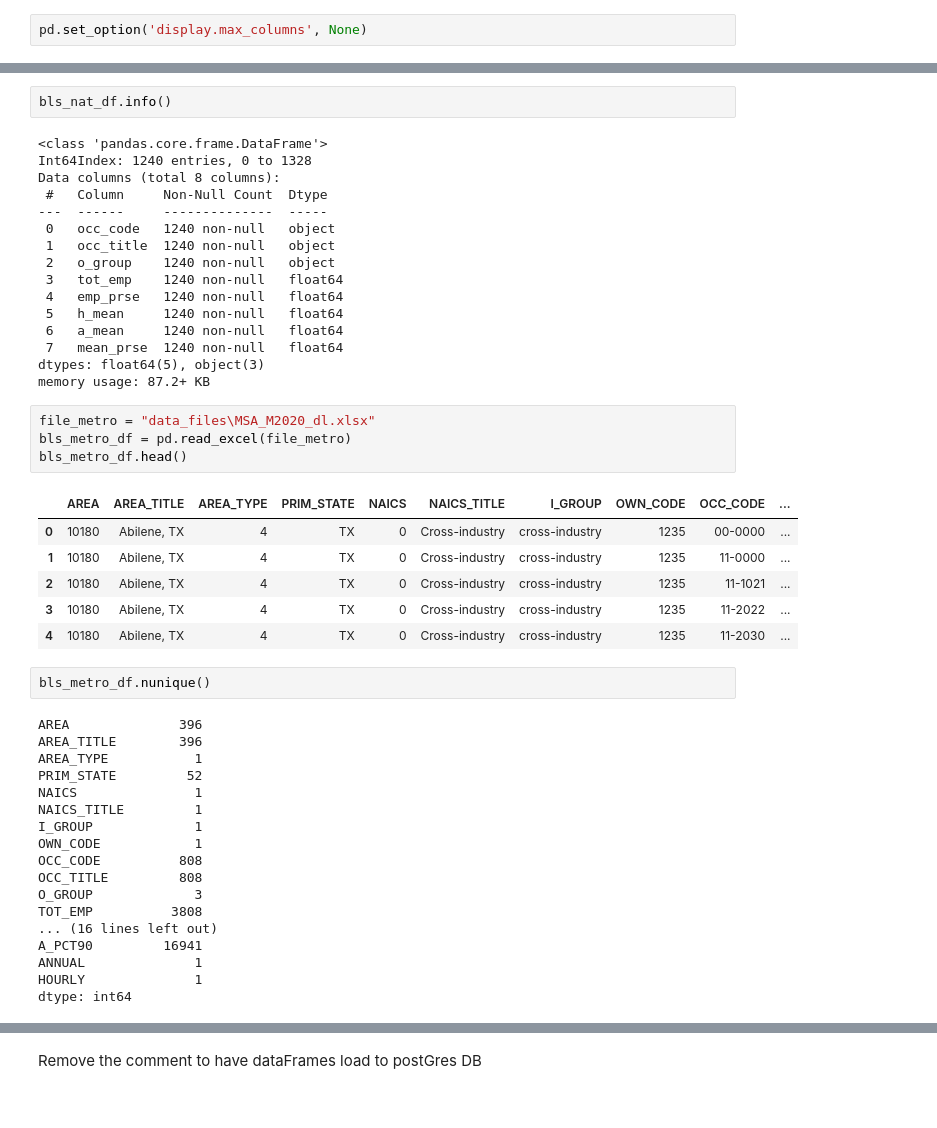
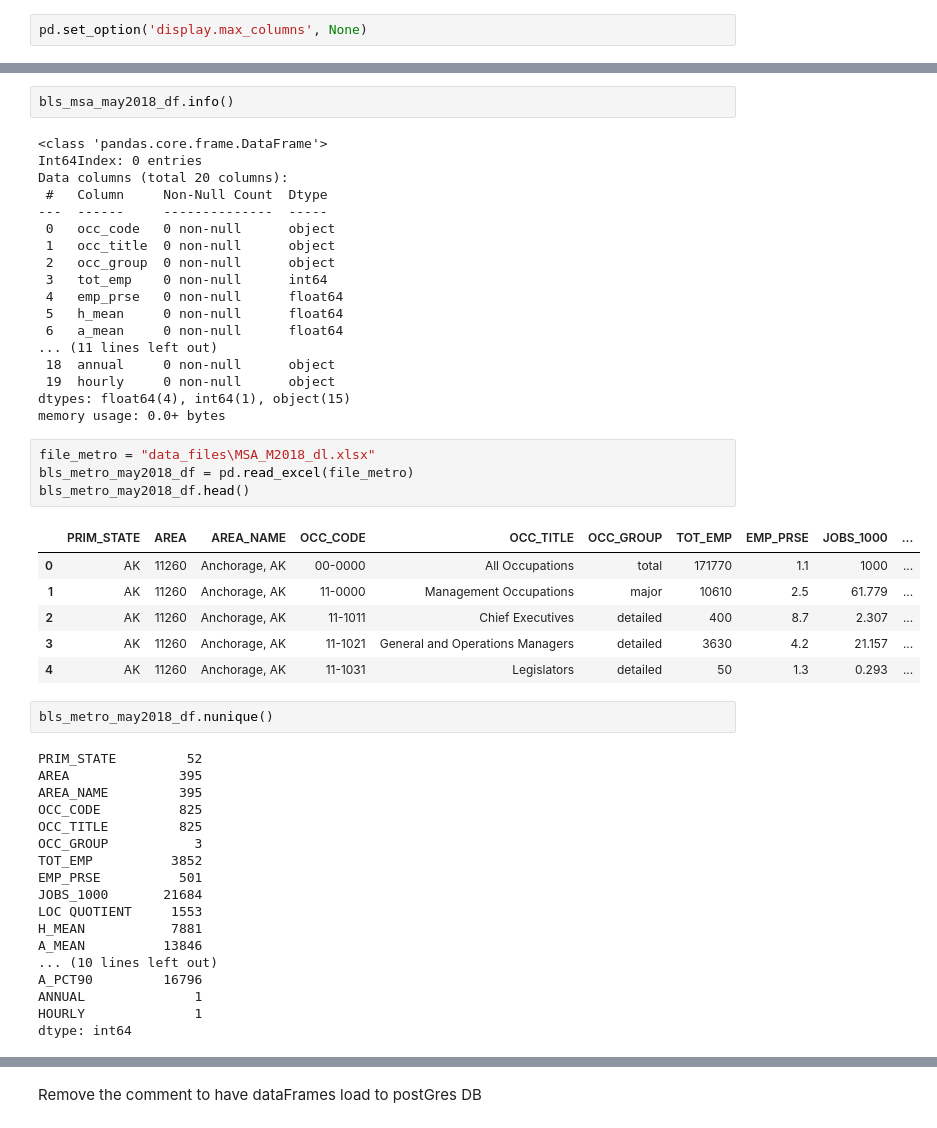
Before and after one commit to reachme1212/final_project, a Jupyter notebook: BLS_NAT_METRO_MAY2018.ipynb, the cells around one changed output, grey strips where cells are left out. Saved outputs shown, nothing was run; the diff lists cells and outputs as text.

Commit message:
edited etl file bls metro may 2018

```diff
--- a/BLS_NAT_METRO_MAY2018.ipynb
+++ b/BLS_NAT_METRO_MAY2018.ipynb
@@ -146,49 +173,51 @@ bls_nat_df = bls_nat_df.dropna()
 # %%
-bls_nat_df.info()
+bls_msa_may2018_df.info()
 # %% [output]
 <class 'pandas.core.frame.DataFrame'>
-Int64Index: 1240 entries, 0 to 1328
-Data columns (total 8 columns):
+Int64Index: 0 entries
+Data columns (total 20 columns):
  #   Column     Non-Null Count  Dtype
 ---  ------     --------------  -----
- 0   occ_code   1240 non-null   object
- 1   occ_title  1240 non-null   object
- 2   o_group    1240 non-null   object
- 3   tot_emp    1240 non-null   float64
- 4   emp_prse   1240 non-null   float64
- 5   h_mean     1240 non-null   float64
- 6   a_mean     1240 non-null   float64
- 7   mean_prse  1240 non-null   float64
-dtypes: float64(5), object(3)
-memory usage: 87.2+ KB
+ 0   occ_code   0 non-null      object
+ 1   occ_title  0 non-null      object
+ 2   occ_group  0 non-null      object
+ 3   tot_emp    0 non-null      int64
+ 4   emp_prse   0 non-null      float64
+ 5   h_mean     0 non-null      float64
+ 6   a_mean     0 non-null      float64
+... (11 lines left out)
+ 18  annual     0 non-null      object
+ 19  hourly     0 non-null      object
+dtypes: float64(4), int64(1), object(15)
+memory usage: 0.0+ bytes
 # %%
-file_metro = "data_files\MSA_M2020_dl.xlsx"
-bls_metro_df = pd.read_excel(file_metro)
-bls_metro_df.head()
+file_metro = "data_files\MSA_M2018_dl.xlsx"
+bls_metro_may2018_df = pd.read_excel(file_metro)
+bls_metro_may2018_df.head()
 # %% [output]
-|  | AREA | AREA_TITLE | AREA_TYPE | PRIM_STATE | NAICS | NAICS_TITLE | I_GROUP | OWN_CODE | OCC_CODE | ... |
-| 0 | 10180 | Abilene, TX | 4 | TX | 0 | Cross-industry | cross-industry | 1235 | 00-0000 | ... |
-| 1 | 10180 | Abilene, TX | 4 | TX | 0 | Cross-industry | cross-industry | 1235 | 11-0000 | ... |
-| 2 | 10180 | Abilene, TX | 4 | TX | 0 | Cross-industry | cross-industry | 1235 | 11-1021 | ... |
-| 3 | 10180 | Abilene, TX | 4 | TX | 0 | Cross-industry | cross-industry | 1235 | 11-2022 | ... |
-| 4 | 10180 | Abilene, TX | 4 | TX | 0 | Cross-industry | cross-industry | 1235 | 11-2030 | ... |
+|  | PRIM_STATE | AREA | AREA_NAME | OCC_CODE | OCC_TITLE | OCC_GROUP | TOT_EMP | EMP_PRSE | JOBS_1000 | ... |
+| 0 | AK | 11260 | Anchorage, AK | 00-0000 | All Occupations | total | 171770 | 1.1 | 1000 | ... |
+| 1 | AK | 11260 | Anchorage, AK | 11-0000 | Management Occupations | major | 10610 | 2.5 | 61.779 | ... |
+| 2 | AK | 11260 | Anchorage, AK | 11-1011 | Chief Executives | detailed | 400 | 8.7 | 2.307 | ... |
+| 3 | AK | 11260 | Anchorage, AK | 11-1021 | General and Operations Managers | detailed | 3630 | 4.2 | 21.157 | ... |
+| 4 | AK | 11260 | Anchorage, AK | 11-1031 | Legislators | detailed | 50 | 1.3 | 0.293 | ... |
 # %%
-bls_metro_df.nunique()
+bls_metro_may2018_df.nunique()
 # %% [output]
-AREA              396
-AREA_TITLE        396
-AREA_TYPE           1
 PRIM_STATE         52
-NAICS               1
-NAICS_TITLE         1
-I_GROUP             1
-OWN_CODE            1
-OCC_CODE          808
-OCC_TITLE         808
-O_GROUP             3
-TOT_EMP          3808
-... (16 lines left out)
-A_PCT90         16941
+AREA              395
+AREA_NAME         395
+OCC_CODE          825
+OCC_TITLE         825
+OCC_GROUP           3
+TOT_EMP          3852
+EMP_PRSE          501
+JOBS_1000       21684
+LOC QUOTIENT     1553
+H_MEAN           7881
+A_MEAN          13846
+... (10 lines left out)
+A_PCT90         16796
 ANNUAL              1
 HOURLY              1
 dtype: int64
```
Also changed, not shown: parts of 22 cells of this notebook, 1 other file.
